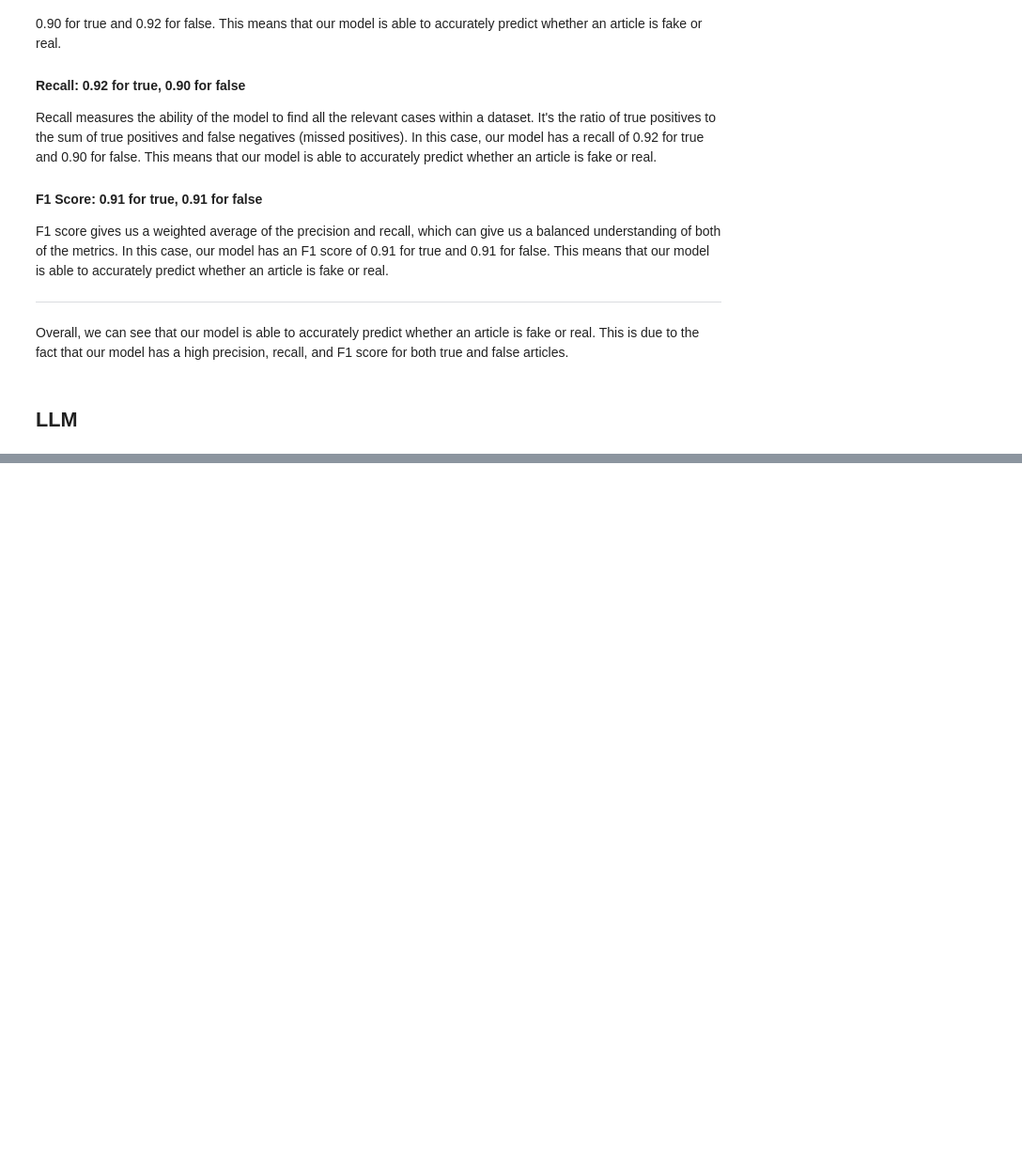
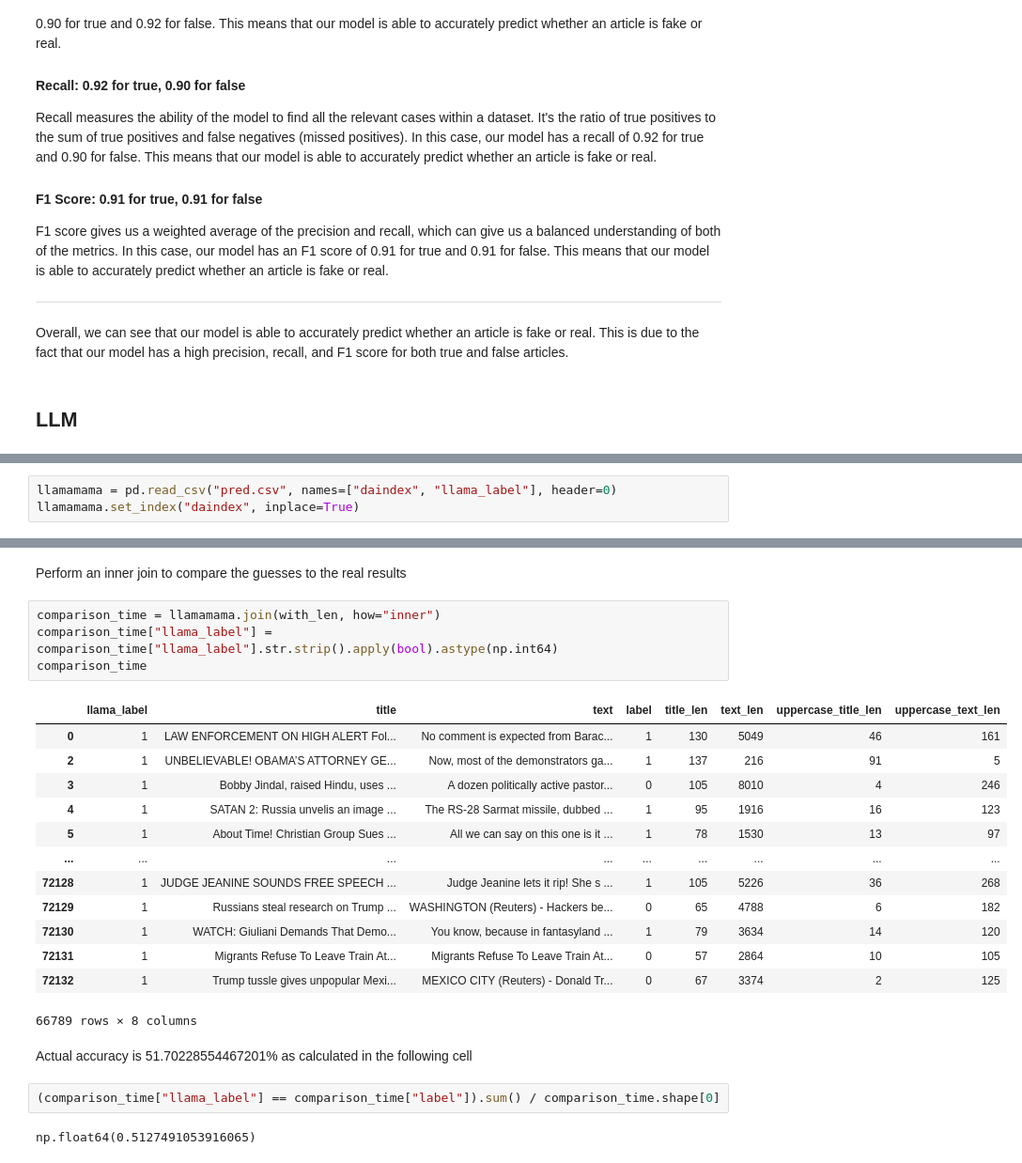
Before and after one commit to pknepps/fake-news-analysis, a Jupyter notebook: training.ipynb, the cells around one changed output, grey strips where cells are left out. Shown at 94% size. Drawn from its saved outputs; the diff is of its cells as text; blank space fills up the shorter version.

Commit message:
llama analysis

```diff
--- a/training.ipynb
+++ b/training.ipynb
@@ -522,0 +536,3 @@ with open("pred.csv", "w") as file:
+# %%
+llamamama = pd.read_csv("pred.csv", names=["daindex", "llama_label"], header=0)
+llamamama.set_index("daindex", inplace=True)
@@ -522,0 +567,26 @@ with open("pred.csv", "w") as file:
+# %% [markdown]
+Perform an inner join to compare the guesses to the real results
+# %%
+comparison_time = llamamama.join(with_len, how="inner")
+comparison_time["llama_label"] = comparison_time["llama_label"].str.strip().apply(bool).astype(np.int64)
+comparison_time
+# %% [output]
+|  | llama_label | title | text | label | title_len | text_len | uppercase_title_len | uppercase_text_len |
+| 0 | 1 | LAW ENFORCEMENT ON HIGH ALERT Fol... | No comment is expected from Barac... | 1 | 130 | 5049 | 46 | 161 |
+| 2 | 1 | UNBELIEVABLE! OBAMA’S ATTORNEY GE... | Now, most of the demonstrators ga... | 1 | 137 | 216 | 91 | 5 |
+| 3 | 1 | Bobby Jindal, raised Hindu, uses ... | A dozen politically active pastor... | 0 | 105 | 8010 | 4 | 246 |
+| 4 | 1 | SATAN 2: Russia unvelis an image ... | The RS-28 Sarmat missile, dubbed ... | 1 | 95 | 1916 | 16 | 123 |
+| 5 | 1 | About Time! Christian Group Sues ... | All we can say on this one is it ... | 1 | 78 | 1530 | 13 | 97 |
+| ... | ... | ... | ... | ... | ... | ... | ... | ... |
+| 72128 | 1 | JUDGE JEANINE SOUNDS FREE SPEECH ... | Judge Jeanine lets it rip! She s ... | 1 | 105 | 5226 | 36 | 268 |
+| 72129 | 1 | Russians steal research on Trump ... | WASHINGTON (Reuters) - Hackers be... | 0 | 65 | 4788 | 6 | 182 |
+| 72130 | 1 | WATCH: Giuliani Demands That Demo... | You know, because in fantasyland ... | 1 | 79 | 3634 | 14 | 120 |
+| 72131 | 1 | Migrants Refuse To Leave Train At... | Migrants Refuse To Leave Train At... | 0 | 57 | 2864 | 10 | 105 |
+| 72132 | 1 | Trump tussle gives unpopular Mexi... | MEXICO CITY (Reuters) - Donald Tr... | 0 | 67 | 3374 | 2 | 125 |
+66789 rows × 8 columns
+# %% [markdown]
+Actual accuracy is 51.70228554467201% as calculated in the following cell
+# %%
+(comparison_time["llama_label"] == comparison_time["label"]).sum() / comparison_time.shape[0]
+# %% [output]
+np.float64(0.5127491053916065)
```
Also changed, not shown: parts of 20 cells of this notebook, 2 other files.
